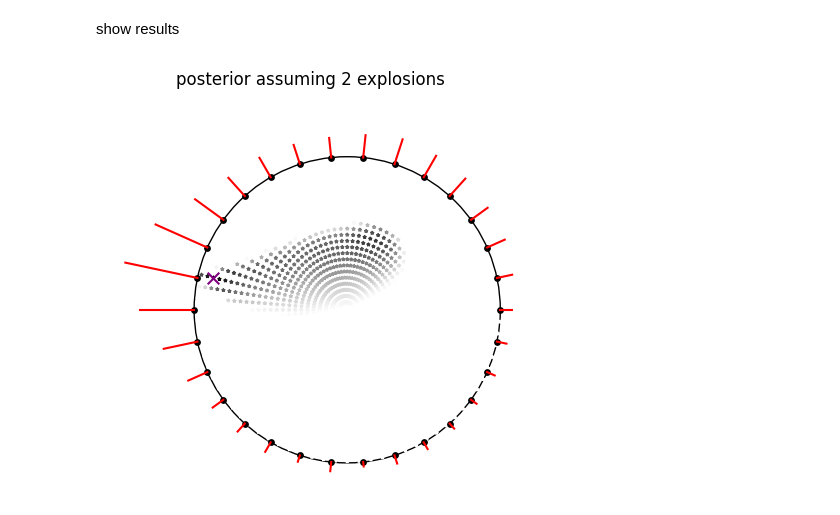
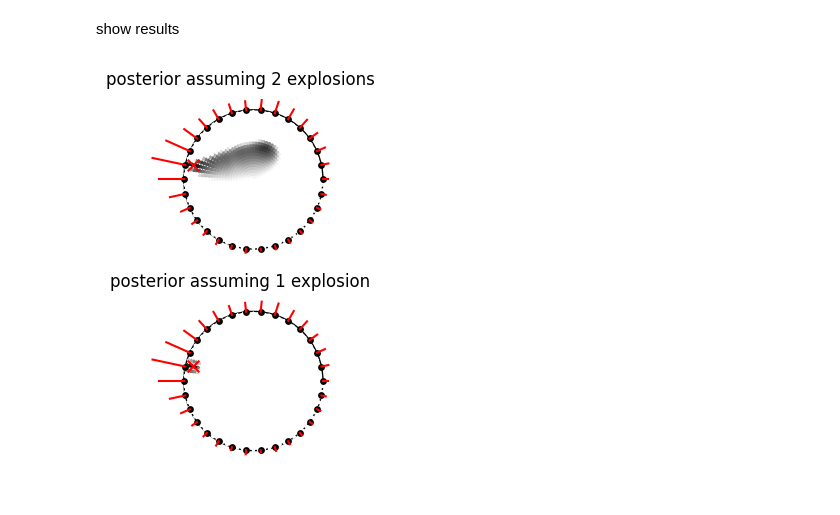
Before and after one commit to fclarke1/graphical-models-comp0080, a Jupyter notebook: 1.1_earthquake.ipynb, the cells around one changed output. Cells and saved outputs as stored; diff of their text form; code cells hidden in the pictures.

Commit message:
now can calculate posterior for 1 explosion

```diff
--- a/1.1_earthquake.ipynb
+++ b/1.1_earthquake.ipynb
@@ -49,7 +49,7 @@ def earthquake_exercise_setup(station_num=30, spiral_points_num=2000, angular_sp
 
     return world, sensors
 # %%
-def calculate_likelihood(world, sensors, sensor_data, sensor_sd):
+def calculate_likelihood(world, sensors, sensor_data, sensor_sd, is_two_explosion=False):
     """calculate likelihood at each point in world coordinates
 
     Args:
@@ -81,8 +81,12 @@ def calculate_likelihood(world, sensors, sensor_data, sensor_sd):
         v = sensor_data[sensor]
 
         for s1 in range(S):
-            # fixed s1, sensor, and marginalise over s2
-            like_at_each_sensor[s1, sensor] = np.exp(- ((v - world_signal[s1, sensor] - world_signal[:, sensor])**2) / (2 * sensor_sd**2)).sum()
+            if is_two_explosion:
+                 # fixed s1, sensor, and marginalise over s2
+                like_at_each_sensor[s1, sensor] = np.exp(- ((v - world_signal[s1, sensor] - world_signal[:, sensor])**2) / (2 * sensor_sd**2)).sum()
+            else:
+                # likelihood if we aren't assuming 2 explosions
+                like_at_each_sensor[s1, sensor] = np.exp(- ((v - world_signal[s1, sensor])**2) / (2 * sensor_sd**2)).sum()
 
     # complete product of probabilities for every sensor at a fixed world point
     # array is S long
@@ -93,10 +97,13 @@ def calculate_likelihood(world, sensors, sensor_data, sensor_sd):
 # %%
 # Function to plot the world, sensors, visible signal, Highest likelihood location and likelihood heat map
 
-def show_earth_likelihood(sensor_locations, world, log_like, data=None, title='Title'):
+def show_earth_likelihood(sensor_locations, world, log_like, data=None, axes=None, title='Title'):
     radial_scale = 0.05
-    figure, axes = plt.subplots()
-    figure.suptitle(title)
+
+    if axes is None:
+        figure, axes = plt.subplots()
+    axes.set_title(title)
+
     draw_circle = plt.Circle((0, 0), 1,fill=False)
 
     axes.set_aspect(1)
@@ -104,8 +111,11 @@ def show_earth_likelihood(sensor_locations, world, log_like, data=None, title='T
 
     # Only showing the top 20% of results that are above 0 on the colour map (there are plenty of results with -inf or even smaller due to tiny probs)
     colormap = plt.cm.Greys #or any other colormap
-    normalize = colors.Normalize(vmin=log_like.max()*0.8, vmax=log_like.max())
-    plt.scatter(world[:,0], world[:,1], c=log_like, s=5, cmap=colormap, norm=normalize, marker='*')
+    min_scale = 0.8
+    if log_like.max() < 0:
+        min_scale += (1 - min_scale) * 2
+    normalize = colors.Normalize(vmin=log_like.max()*min_scale, vmax=log_like.max())
+    axes.scatter(world[:,0], world[:,1], c=log_like, s=5, cmap=colormap, norm=normalize, marker='*')
 
     if data is not None:
         # generate vectors pointing out from centre representing visible signal
@@ -121,18 +131,21 @@ def show_earth_likelihood(sensor_locations, world, log_like, data=None, title='T
 
     # plot the max likelihood point
     max_like_index = log_like.argmax()
-    axes.scatter(world[max_like_index,0], world[max_like_index,1], c='purple', marker='x', s=70)
+    axes.scatter(world[max_like_index,0], world[max_like_index,1], c='red', marker='x', s=70)
 
-    plt.axis('off')
-    plt.show()
+    axes.axis('off')
 # %% [markdown]
 Setup world and sensors coordinates and calculate likelihood
 # %%
 world, sensors = earthquake_exercise_setup()
-log_like = calculate_likelihood(world, sensors, data_earthquake, sensor_sd=0.2)
+log_like_2_explosions = calculate_likelihood(world, sensors, data_earthquake, sensor_sd=0.2, is_two_explosion=True)
+log_like_1_explosions = calculate_likelihood(world, sensors, data_earthquake, sensor_sd=0.2, is_two_explosion=False)
 # %% [markdown]
 show results
-# %%
-show_earth_likelihood(sensors, world, log_like, data_earthquake, title='posterior assuming 2 explosions')
-# %% [output]
-[figure, removed]
+# %%
+fig, axs = plt.subplots(2)
+
+show_earth_likelihood(sensors, world, log_like_2_explosions, data_earthquake, axes=axs[0], title='posterior assuming 2 explosions')
+show_earth_likelihood(sensors, world, log_like_1_explosions, data_earthquake, axes=axs[1], title='posterior assuming 1 explosion')
+# %% [output]
+[figure, added]
```
